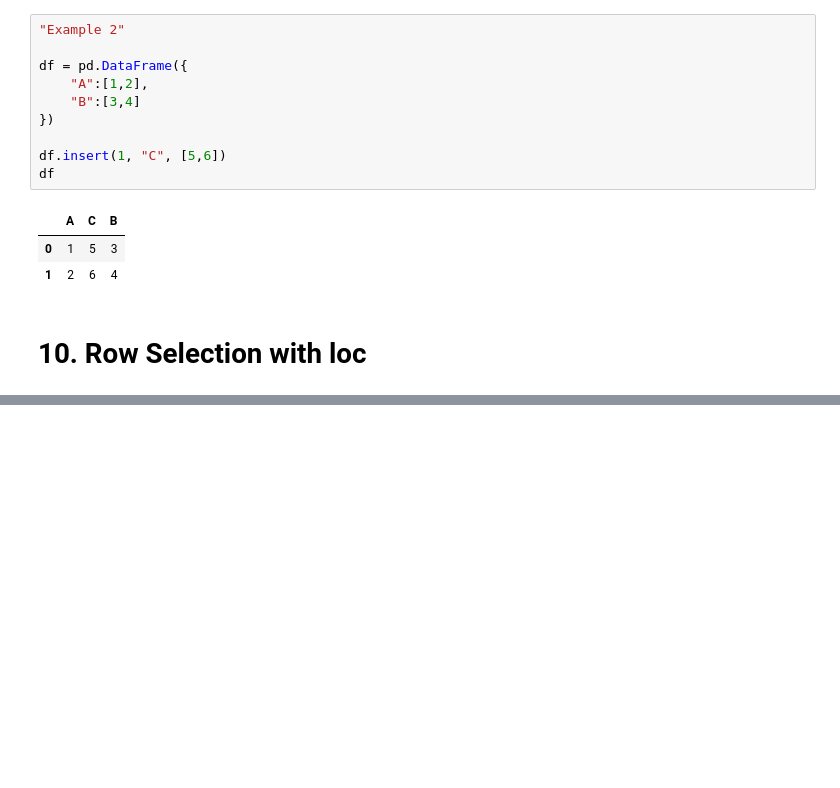
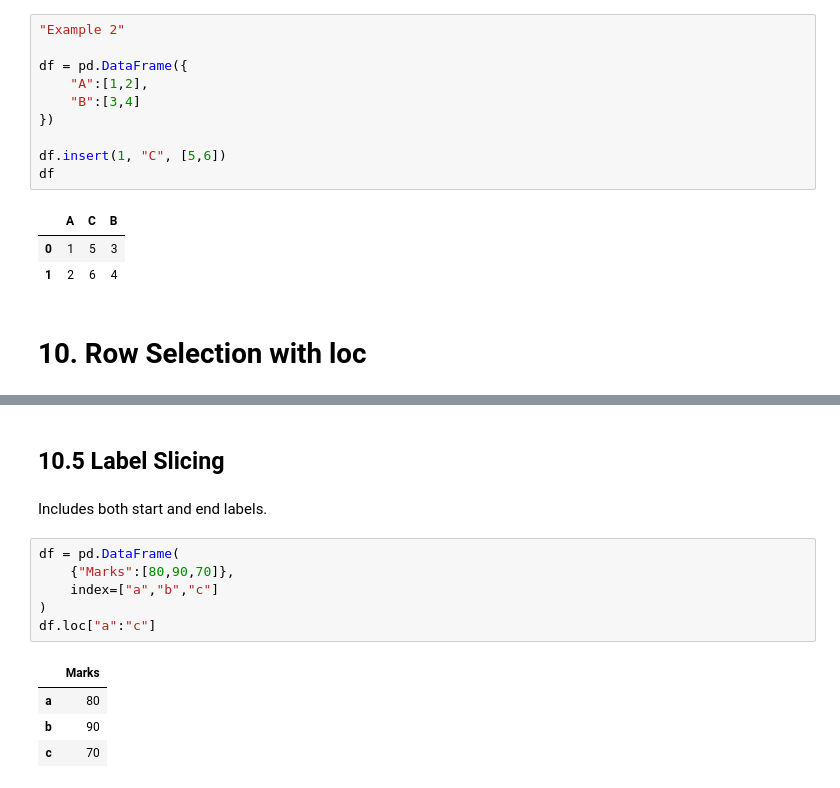
Before and after one commit to kshitij-commit/DataScience, a Jupyter notebook: 03_pandas/02_dataframe.ipynb, the cells around one changed output, grey strips where cells are left out. Cells and saved outputs as stored; diff of their text form; blank space fills up the shorter version.

```diff
--- a/03_pandas/02_dataframe.ipynb
+++ b/03_pandas/02_dataframe.ipynb
@@ -620,0 +750,15 @@ df
+# %% [markdown]
+## 10.5 Label Slicing
+# %% [markdown]
+Includes both start and end labels.
+# %%
+df = pd.DataFrame(
+    {"Marks":[80,90,70]},
+    index=["a","b","c"]
+)
+df.loc["a":"c"]
+# %% [output]
+|  | Marks |
+| a | 80 |
+| b | 90 |
+| c | 70 |
```
Also changed, not shown: parts of 13 cells of this notebook.
